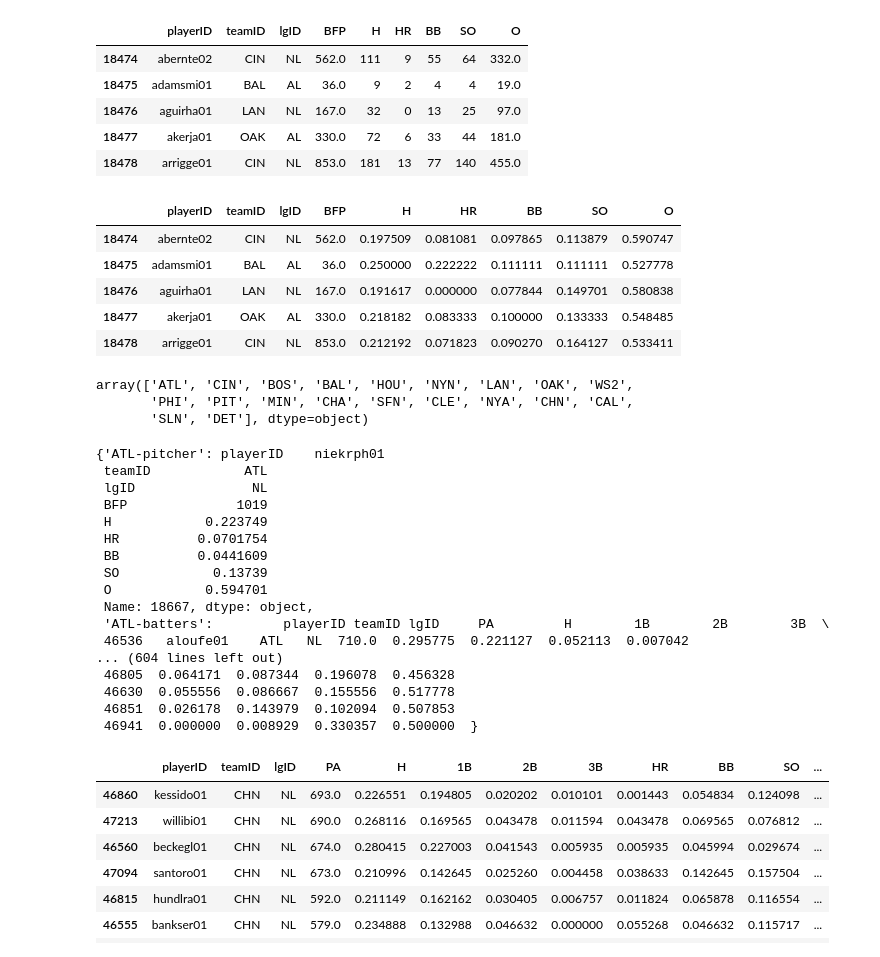
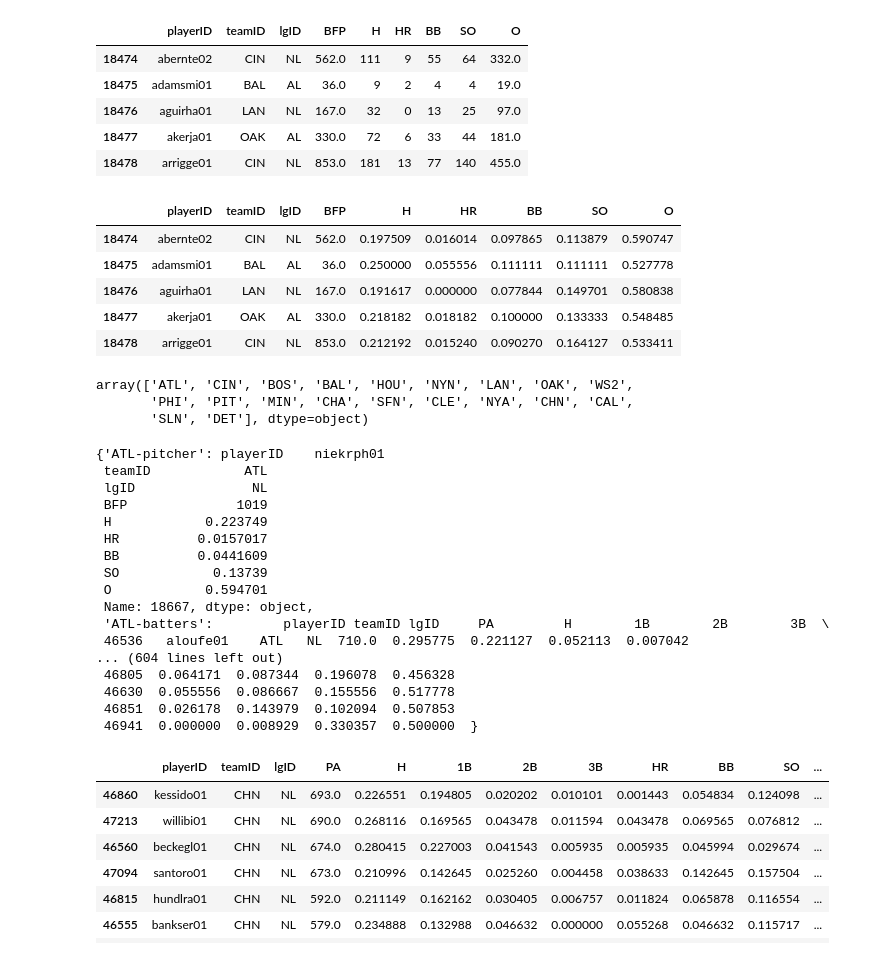
Before and after one commit to fruzyna/MU-MATH4630-Project, a Jupyter notebook: modeling.ipynb, the cells around one changed output. Drawn from its saved outputs; the diff is of its cells as text; code cells hidden in the pictures.

```diff
--- a/modeling.ipynb
+++ b/modeling.ipynb
@@ -67,17 +71,17 @@ p.head()
 # %%
 # convert pitching data to percentages
 pp = p.copy()
 pp['H'] = p['H'] / p['BFP']
 pp['BB'] = p['BB'] / p['BFP']
 pp['SO'] = p['SO'] / p['BFP']
 pp['O'] = p['O'] / p['BFP']
-pp['HR'] = p['HR'] / p['H']
+pp['HR'] = p['HR'] / p['BFP']
 pp.head()
 # %% [output]
 |  | playerID | teamID | lgID | BFP | H | HR | BB | SO | O |
-| 18474 | abernte02 | CIN | NL | 562.0 | 0.197509 | 0.081081 | 0.097865 | 0.113879 | 0.590747 |
-| 18475 | adamsmi01 | BAL | AL | 36.0 | 0.250000 | 0.222222 | 0.111111 | 0.111111 | 0.527778 |
+| 18474 | abernte02 | CIN | NL | 562.0 | 0.197509 | 0.016014 | 0.097865 | 0.113879 | 0.590747 |
+| 18475 | adamsmi01 | BAL | AL | 36.0 | 0.250000 | 0.055556 | 0.111111 | 0.111111 | 0.527778 |
 | 18476 | aguirha01 | LAN | NL | 167.0 | 0.191617 | 0.000000 | 0.077844 | 0.149701 | 0.580838 |
-| 18477 | akerja01 | OAK | AL | 330.0 | 0.218182 | 0.083333 | 0.100000 | 0.133333 | 0.548485 |
-| 18478 | arrigge01 | CIN | NL | 853.0 | 0.212192 | 0.071823 | 0.090270 | 0.164127 | 0.533411 |
+| 18477 | akerja01 | OAK | AL | 330.0 | 0.218182 | 0.018182 | 0.100000 | 0.133333 | 0.548485 |
+| 18478 | arrigge01 | CIN | NL | 853.0 | 0.212192 | 0.015240 | 0.090270 | 0.164127 | 0.533411 |
 # %%
@@ -107,7 +111,7 @@ teams
  lgID               NL
  BFP              1019
  H            0.223749
- HR          0.0701754
+ HR          0.0157017
  BB          0.0441609
  SO            0.13739
  O            0.594701
```
Also changed, not shown: parts of 14 cells of this notebook.
